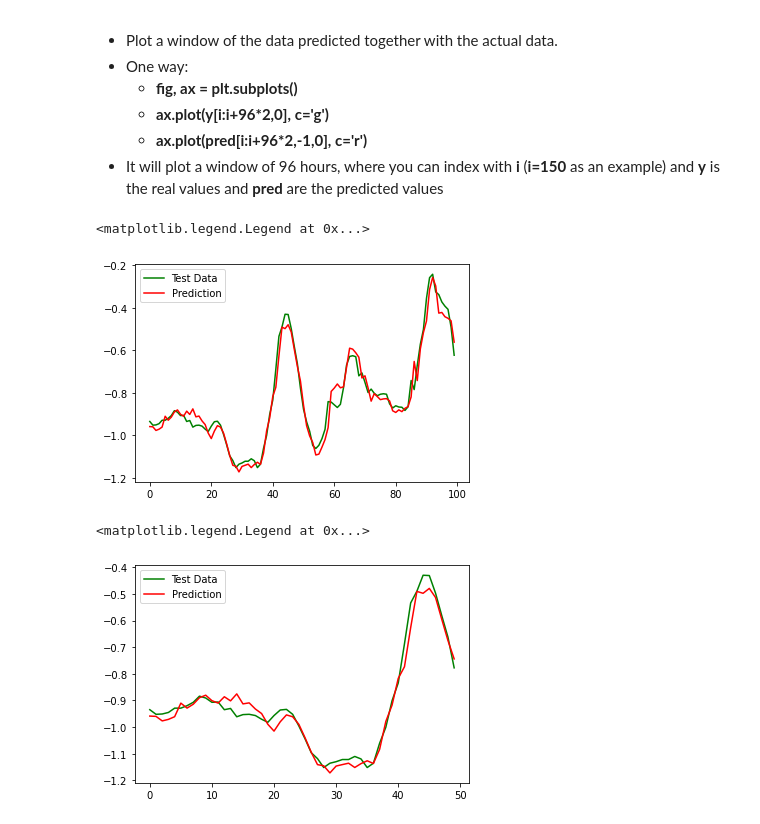
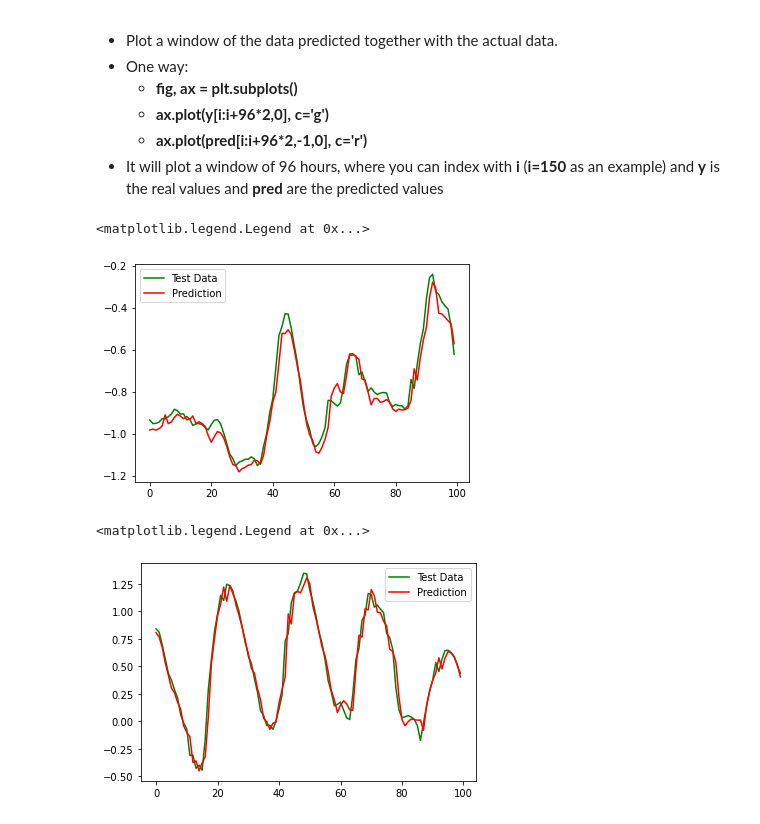
Before and after one commit to francoschroeder/ProyectoFinal, a Jupyter notebook: DiseñoLayerModeloGino.ipynb, the cells around one changed output. Cells and saved outputs as stored; diff of their text form; code cells hidden in the pictures.

```diff
--- a/DiseñoLayerModeloGino.ipynb
+++ b/DiseñoLayerModeloGino.ipynb
@@ -202,8 +211,7 @@ model.summary()
 # %%
 inputs = keras.layers.Input(shape=(train_ds[0].shape[1], train_ds[0].shape[2]))
-lstm_layer = keras.layers.LSTM(16, activation='relu',return_sequences=True)(inputs)
-lstm_layer2 = keras.layers.LSTM(16, activation='relu')(lstm_layer)
-output = keras.layers.Dense(1)(lstm_layer2)
+lstm_layer = keras.layers.LSTM(64, activation='relu')(inputs)
+output = keras.layers.Dense(1)(lstm_layer)
 
 model = keras.Model(inputs, output)
 model.compile(keras.optimizers.Adam(0.001), loss="mse")
@@ -233,5 +239,5 @@ _________________________________________________________________
 - Fit the model as follows
     - **model.fit(x=train_ds[0], y=train_ds[1], validation_data=(val_ds[0], val_ds[1]), epochs=5)**
 # %%
-history = model.fit(x=train_ds[0], y=train_ds[1], epochs=25, validation_data=val_ds)
+history = model.fit(x=train_ds[0], y=train_ds[1], epochs=15, validation_data=val_ds)
 # %% [output]
@@ -293,22 +299,22 @@ y_pred.shape
 # %%
 fig, ax = plt.subplots()
 
-i = 0
+i = 150
 
-ax.plot(y[i:i+100,0], c='g', label="Test Data")
-ax.plot(y_pred[i:i+100,-1], c='r', label="Prediction")
+ax.plot(y[0:100], c='g', label="Test Data")
+ax.plot(y_pred[0:100], c='r', label="Prediction")
 plt.legend()
 # %% [output]
 <matplotlib.legend.Legend at 0x...>
-[figure, old version]
+[figure, new version]
 # %%
 fig, ax = plt.subplots()
 
-i = 0
+i = 150
 
-ax.plot(y[i:i+50,0], c='g', label="Test Data")
-ax.plot(y_pred[i:i+50,-1], c='r', label="Prediction")
+ax.plot(y[500:600], c='g', label="Test Data")
+ax.plot(y_pred[500:600], c='r', label="Prediction")
 plt.legend()
 # %% [output]
 <matplotlib.legend.Legend at 0x...>
-[figure, old version]
+[figure, new version]
```
Also changed, not shown: parts of 6 cells of this notebook, 1 other file.
